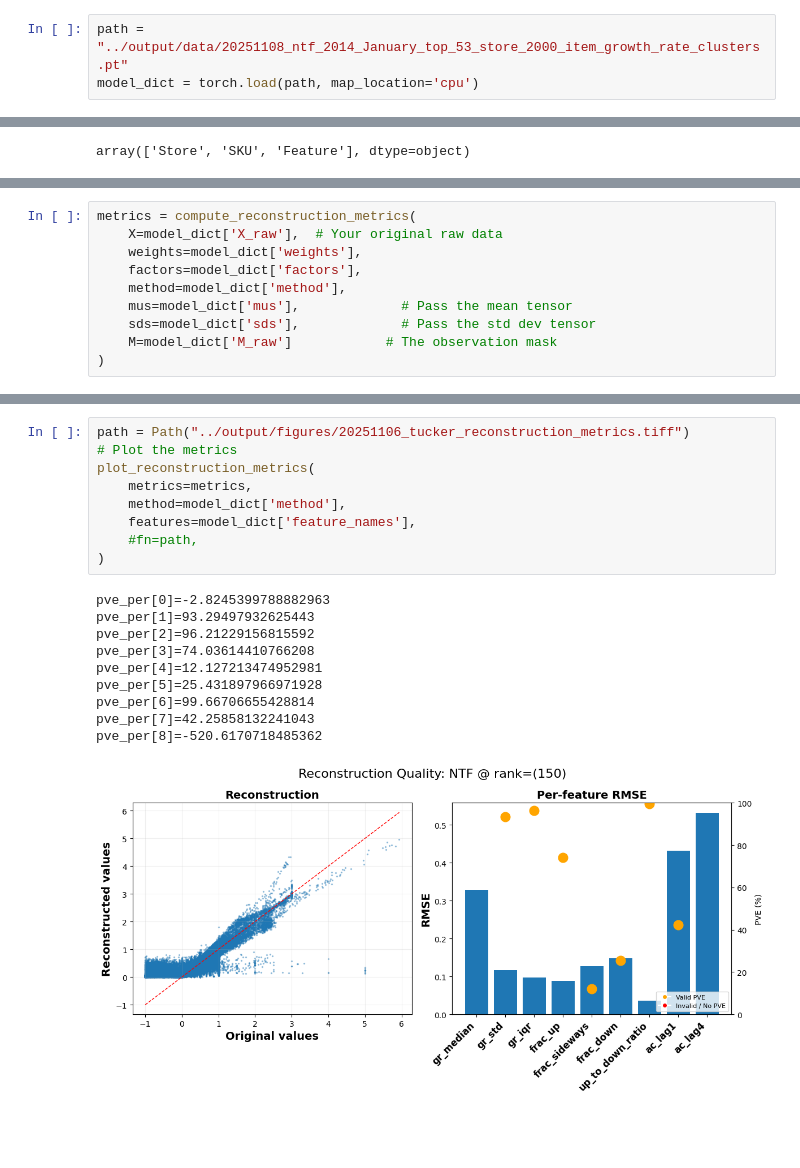
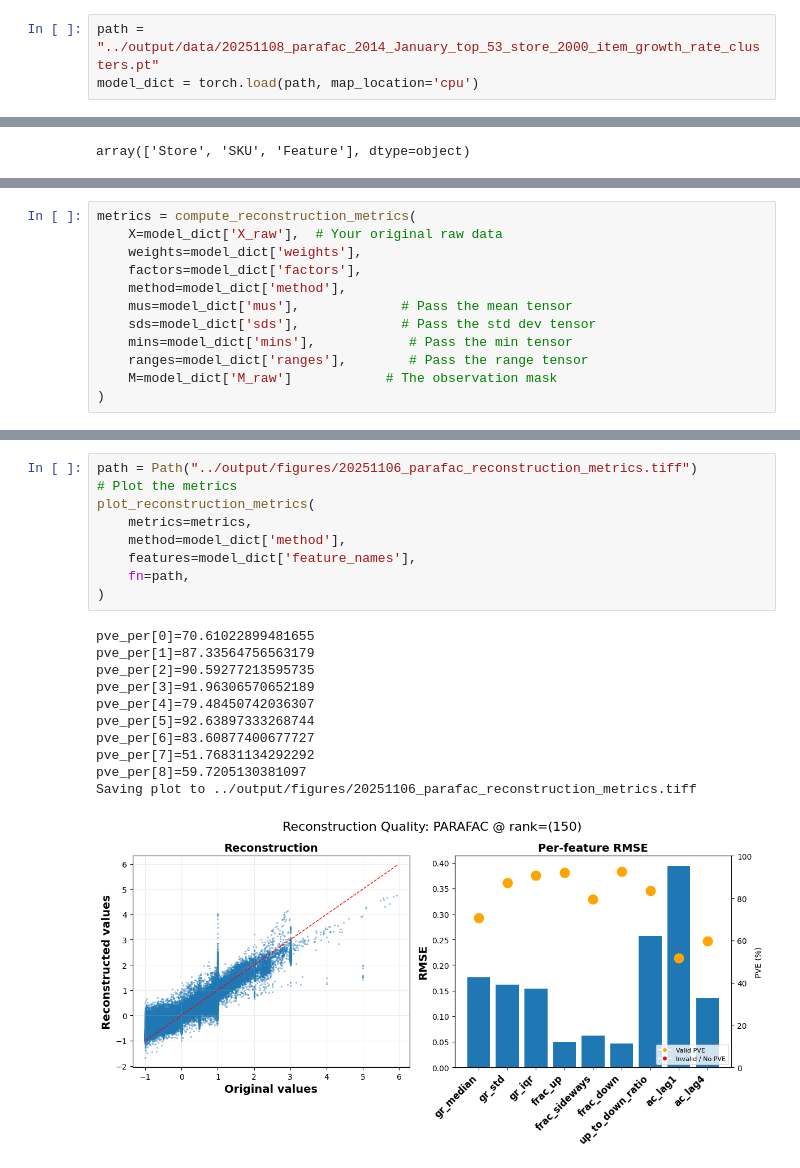
Before and after one commit to ygrepo/kaggle_favorita_grocery_sales_forecasting, a Jupyter notebook: notebook/clustering.ipynb, the cells around one changed output, grey strips where cells are left out. Saved outputs shown, nothing was run; the diff lists cells and outputs as text; blank space fills up the shorter version.

```diff
--- a/notebook/clustering.ipynb
+++ b/notebook/clustering.ipynb
@@ -666,7 +666,7 @@ plot_cluster_combined_profiles(model_dict, "SKU", plot_types=["heatmap", "radar"
 # %% [output]
 [figure]
 # %%
-path = "../output/data/20251108_ntf_2014_January_top_53_store_2000_item_growth_rate_clusters.pt"
+path = "../output/data/20251108_parafac_2014_January_top_53_store_2000_item_growth_rate_clusters.pt"
 model_dict = torch.load(path, map_location='cpu')
 # %%
 model_dict["assignments"]["factor_name"].unique()
@@ -688,6 +688,8 @@ metrics = compute_reconstruction_metrics(
     method=model_dict['method'],
     mus=model_dict['mus'],             # Pass the mean tensor
     sds=model_dict['sds'],             # Pass the std dev tensor
+    mins=model_dict['mins'],            # Pass the min tensor
+    ranges=model_dict['ranges'],        # Pass the range tensor
     M=model_dict['M_raw']            # The observation mask
 )
 # %% [output]
@@ -703,21 +705,22 @@ Feature 8: n_obs=94000, rss=26578.120520011016, tss=4282.531326579025, pve=-520.
 # %%
-path = Path("../output/figures/20251106_tucker_reconstruction_metrics.tiff")
+path = Path("../output/figures/20251106_parafac_reconstruction_metrics.tiff")
 # Plot the metrics
 plot_reconstruction_metrics(
     metrics=metrics,
     method=model_dict['method'],
     features=model_dict['feature_names'],
-    #fn=path,
+    fn=path,
 )
 # %% [output]
-pve_per[0]=-2.8245399788882963
-pve_per[1]=93.29497932625443
-pve_per[2]=96.21229156815592
-pve_per[3]=74.03614410766208
-pve_per[4]=12.127213474952981
-pve_per[5]=25.431897966971928
-pve_per[6]=99.66706655428814
-pve_per[7]=42.25858132241043
-pve_per[8]=-520.6170718485362
+pve_per[0]=70.61022899481655
+pve_per[1]=87.33564756563179
+pve_per[2]=90.59277213595735
+pve_per[3]=91.96306570652189
+pve_per[4]=79.48450742036307
+pve_per[5]=92.63897333268744
+pve_per[6]=83.60877400677727
+pve_per[7]=51.76831134292292
+pve_per[8]=59.7205130381097
+Saving plot to ../output/figures/20251106_parafac_reconstruction_metrics.tiff
-[figure, old version]
+[figure, new version]
 # %%
```
Also changed, not shown: parts of 4 cells of this notebook, 3 other files.
